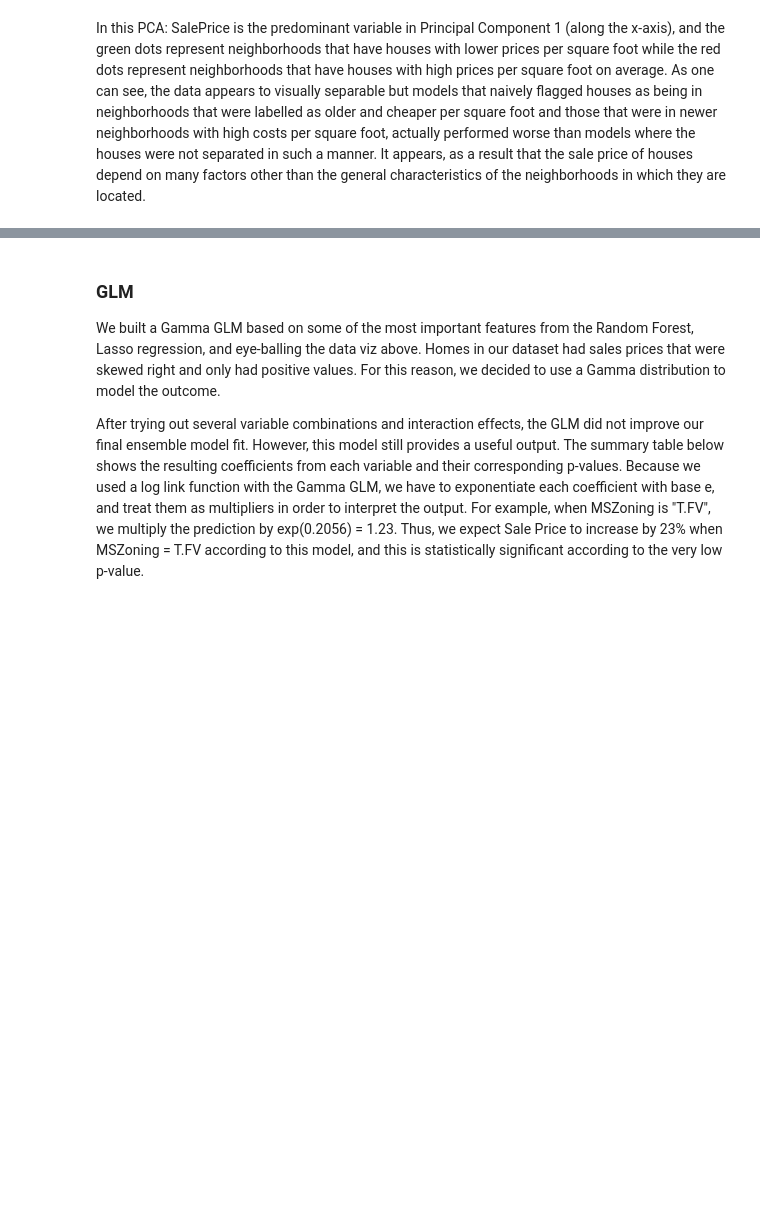
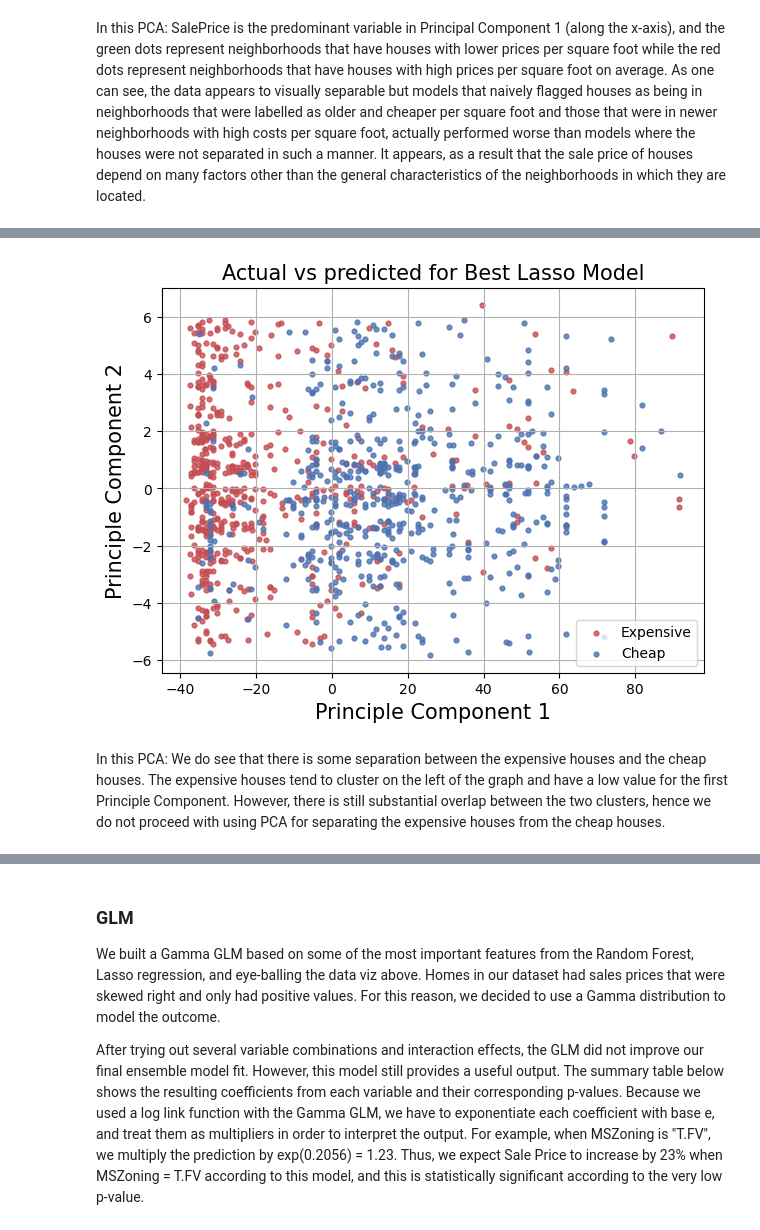
Before and after one commit to trevor-johnson1/w207_finalproject, a Jupyter notebook: final_report/final_report.ipynb, the cells around one changed output, grey strips where cells are left out. Drawn from its saved outputs; the diff is of its cells as text; code cells hidden in the pictures; blank space fills up the shorter version.

```diff
--- a/final_report/final_report.ipynb
+++ b/final_report/final_report.ipynb
@@ -421,0 +613,44 @@ In this PCA: SalePrice is the predominant variable in Principal Component 1 (alo
+# %%
+# Subset only some intuitively useful features and some more feature engineering
+train_subset_PCA = standard_feature_eng(na_clean(train))[['LotArea', 'OverallQual', 'OverallCond','YearBuilt',
+                      'BedroomAbvGr', 'KitchenAbvGr', 'KitchenQual', 'TotRmsAbvGrd', 'YrSold', 'MoSold',
+                     'SalePrice','Remodeled', 'Total_Inside_Area','Bathrooms']][:1120]
+
+train_subset_PCA['LotArea'] = np.log(train_subset_PCA.LotArea)
+train_subset_PCA['Total_Inside_Area'] = np.log(train_subset_PCA.Total_Inside_Area)
+
+def Change_Kitchen_Qual(df):
+    ''' This function converts the kitchen quality levels to numberical values'''
+    kitchen_qual_dict = {'Ex':5, 'Gd':4, 'TA':3, 'Fa':2, 'Po':1}
+    return df.replace({'KitchenQual': kitchen_qual_dict})
+
+train_subset_PCA = Change_Kitchen_Qual(train_subset_PCA)
+
+
+# Perform PCA
+pca = PCA(n_components=2)
+train_data_transformed = pca.fit_transform(train_subset_PCA.drop(['SalePrice'], axis=1))
+
+# Plot
+fig = plt.figure(figsize = (7,5))
+ax = fig.add_subplot(1,1,1)
+
+# Expensive houses, LogSalePrice > 12
+ax.scatter(train_data_transformed[:,0][np.log(train_subset_PCA.SalePrice) > 12],
+           train_data_transformed[:,1][np.log(train_subset_PCA.SalePrice) > 12],
+           c = 'r', s = 12, label = 'Expensive', alpha = 0.8)
+
+# Cheap houses, LogSalePrice < 12
+ax.scatter(train_data_transformed[:,0][np.log(train_subset_PCA.SalePrice) < 12],
+           train_data_transformed[:,1][np.log(train_subset_PCA.SalePrice) < 12],
+           c = 'b', s = 12, label = 'Cheap', alpha = 0.8)
+
+ax.set_xlabel('Principle Component 1', fontsize = 15)
+ax.set_ylabel('Principle Component 2', fontsize = 15)
+ax.set_title('Actual vs predicted for Best Lasso Model', fontsize = 15)
+ax.legend()
+ax.grid()
+# %% [output]
+[figure, added]
+# %% [markdown]
+In this PCA: We do see that there is some separation between the expensive houses and the cheap houses. The expensive houses tend to cluster on the left of the graph and have a low value for the first Principle Component. However, there is still substantial overlap between the two clusters, hence we do not proceed with using PCA for separating the expensive houses from the cheap houses.
```
Also changed, not shown: parts of 26 cells of this notebook.
